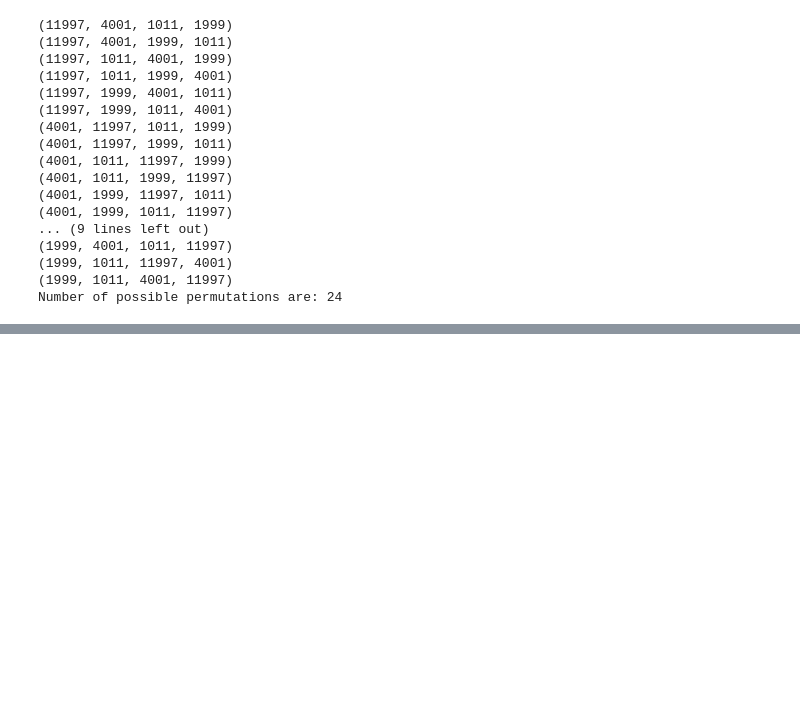
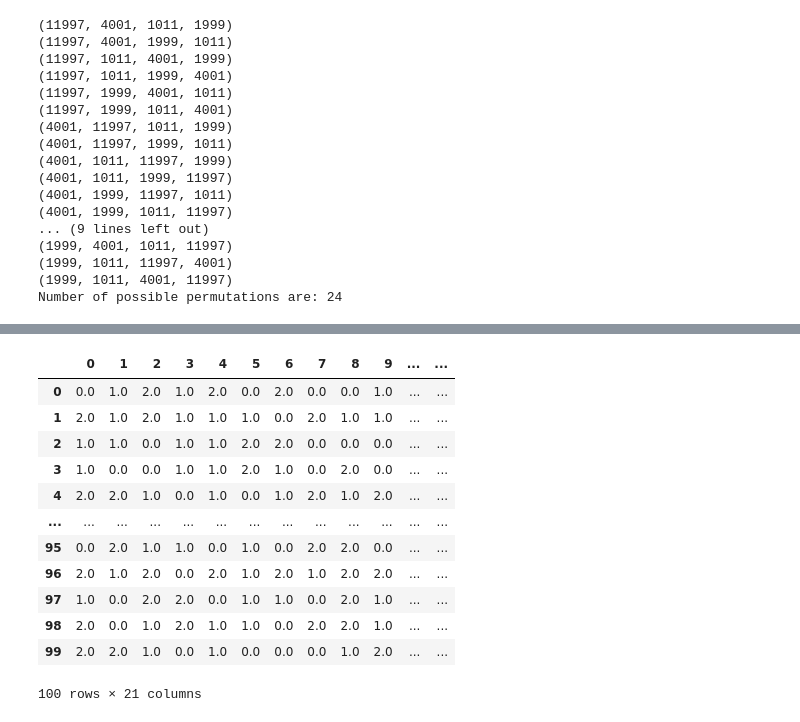
Before and after one commit to hoashalarajh/random-number-generation, a Jupyter notebook: random_number_generation.ipynb, the cells around one changed output, grey strips where cells are left out. Cells and saved outputs as stored; diff of their text form; code cells hidden in the pictures; blank space fills up the shorter version.

```diff
--- a/random_number_generation.ipynb
+++ b/random_number_generation.ipynb
@@ -146,0 +227,10 @@ P-value: 0.07938255173517282
+# %%
+# seq 21
+rand_seq_21 = get_rand_seq_mrg([1999, 4001, 11997, 1011]).copy()
+mrg_random_number.clear()
+seed_list_global.clear()
+# %%
+# creating an empty array to store the random numbers generated
+rand_seq = np.zeros([21, 100])
+print (rand_seq)
+print (rand_seq.shape)
@@ -146,0 +283,18 @@ P-value: 0.07938255173517282
+# %%
+# creating the data frame to store the random sequence
+df_rand = pd.DataFrame(rand_seq)
+df_rand
+# %% [output]
+|  | 0 | 1 | 2 | 3 | 4 | 5 | 6 | 7 | 8 | 9 | ... | ... |
+| 0 | 0.0 | 1.0 | 2.0 | 1.0 | 2.0 | 0.0 | 2.0 | 0.0 | 0.0 | 1.0 | ... | ... |
+| 1 | 2.0 | 1.0 | 2.0 | 1.0 | 1.0 | 1.0 | 0.0 | 2.0 | 1.0 | 1.0 | ... | ... |
+| 2 | 1.0 | 1.0 | 0.0 | 1.0 | 1.0 | 2.0 | 2.0 | 0.0 | 0.0 | 0.0 | ... | ... |
+| 3 | 1.0 | 0.0 | 0.0 | 1.0 | 1.0 | 2.0 | 1.0 | 0.0 | 2.0 | 0.0 | ... | ... |
+| 4 | 2.0 | 2.0 | 1.0 | 0.0 | 1.0 | 0.0 | 1.0 | 2.0 | 1.0 | 2.0 | ... | ... |
+| ... | ... | ... | ... | ... | ... | ... | ... | ... | ... | ... | ... | ... |
+| 95 | 0.0 | 2.0 | 1.0 | 1.0 | 0.0 | 1.0 | 0.0 | 2.0 | 2.0 | 0.0 | ... | ... |
+| 96 | 2.0 | 1.0 | 2.0 | 0.0 | 2.0 | 1.0 | 2.0 | 1.0 | 2.0 | 2.0 | ... | ... |
+| 97 | 1.0 | 0.0 | 2.0 | 2.0 | 0.0 | 1.0 | 1.0 | 0.0 | 2.0 | 1.0 | ... | ... |
+| 98 | 2.0 | 0.0 | 1.0 | 2.0 | 1.0 | 1.0 | 0.0 | 2.0 | 2.0 | 1.0 | ... | ... |
+| 99 | 2.0 | 2.0 | 1.0 | 0.0 | 1.0 | 0.0 | 0.0 | 0.0 | 1.0 | 2.0 | ... | ... |
+100 rows × 21 columns
```
Also changed, not shown: parts of 27 cells of this notebook.
